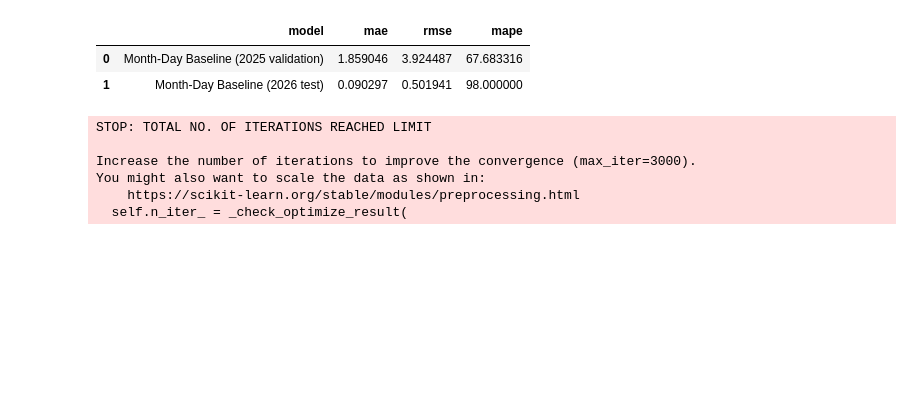
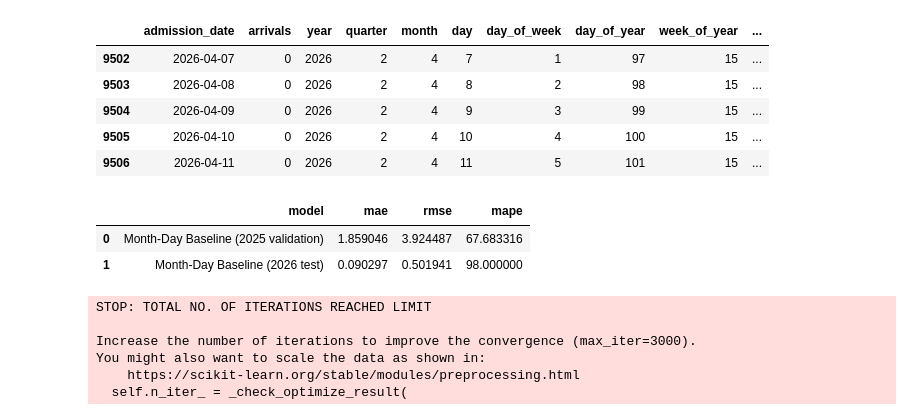
Before and after one commit to Barderus/opos_prediction, a Jupyter notebook: notebooks/03 - Statistical_Modeling.ipynb, the cells around one changed output. Cells and saved outputs as stored; diff of their text form; code cells hidden in the pictures; blank space fills up the shorter version.

Commit message:
Reorganize and document statistical modeling notebook

```diff
--- a/notebooks/03 - Statistical_Modeling.ipynb
+++ b/notebooks/03 - Statistical_Modeling.ipynb
@@ -36,21 +116,17 @@ This notebook starts with strong baselines and then fits statistical count/time-
 # %%
 df = clean_opossum_data()
 forecast_end_date = pd.Timestamp("2026-06-01")
 daily_df = build_daily_arrivals(df, focus_ages=FOCUS_AGES)
 observed_end_date = daily_df["admission_date"].max()
 future_horizon_days = max(0, (forecast_end_date - observed_end_date).days)
 future_dates = forecast_date_range(observed_end_date, future_horizon_days)
 future_frame = pd.DataFrame({"admission_date": future_dates, "arrivals": np.nan})
 
-model_df = add_lag_features(daily_df).dropna().reset_index(drop=True)
-splits = split_for_2026_forecast(model_df)
-features = feature_columns(model_df)
-
-X_train = splits.train[features]
-y_train = splits.train["arrivals"]
-
-X_valid = splits.validation[features]
-y_valid = splits.validation["arrivals"]
-
-X_test = splits.test[features]
-y_test = splits.test["arrivals"]
+daily_df.tail()
+# %% [output]
+|  | admission_date | arrivals | year | quarter | month | day | day_of_week | day_of_year | week_of_year | ... |
+| 9502 | 2026-04-07 | 0 | 2026 | 2 | 4 | 7 | 1 | 97 | 15 | ... |
+| 9503 | 2026-04-08 | 0 | 2026 | 2 | 4 | 8 | 2 | 98 | 15 | ... |
+| 9504 | 2026-04-09 | 0 | 2026 | 2 | 4 | 9 | 3 | 99 | 15 | ... |
+| 9505 | 2026-04-10 | 0 | 2026 | 2 | 4 | 10 | 4 | 100 | 15 | ... |
+| 9506 | 2026-04-11 | 0 | 2026 | 2 | 4 | 11 | 5 | 101 | 15 | ... |
```
Also changed, not shown: parts of 25 cells of this notebook.
